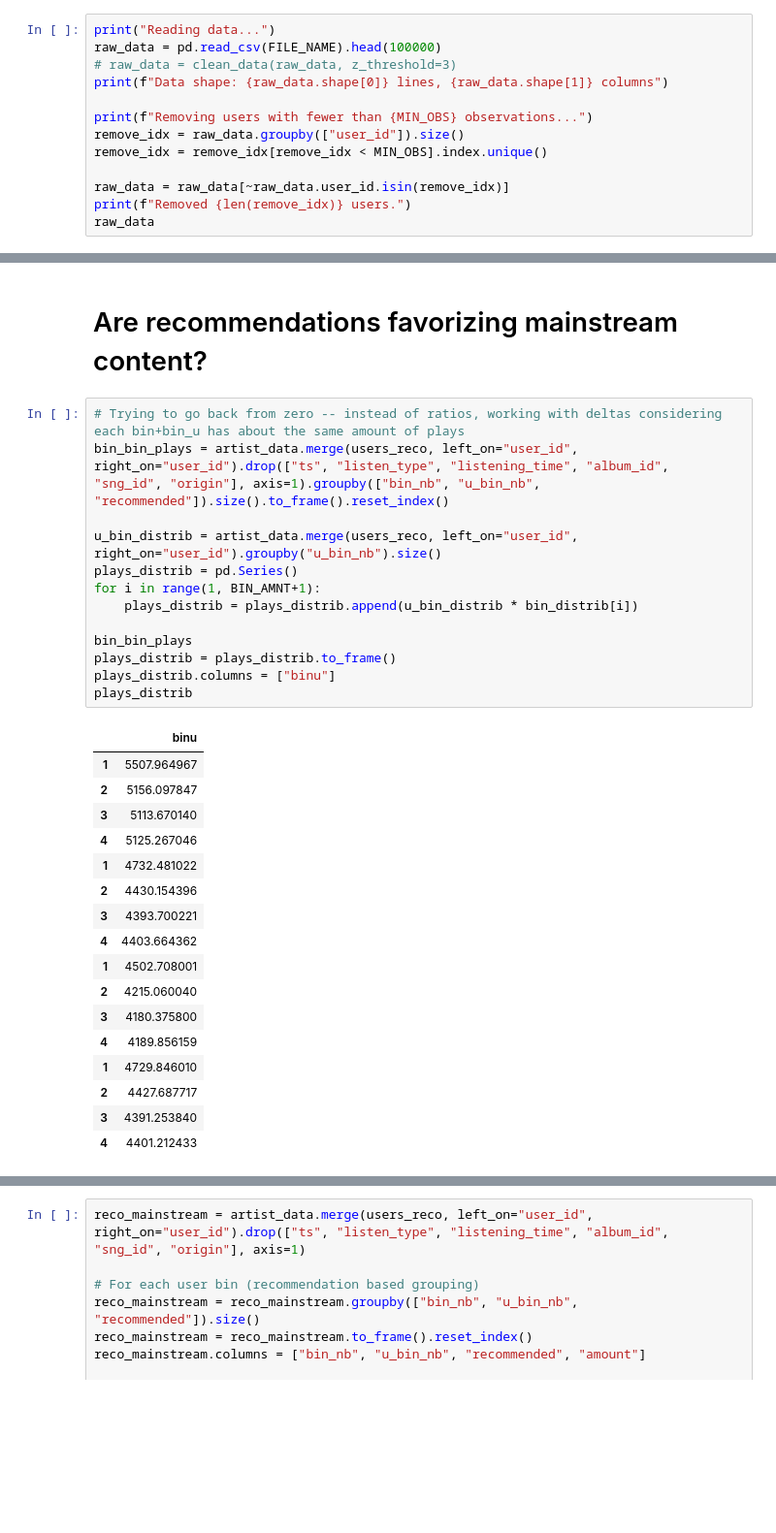
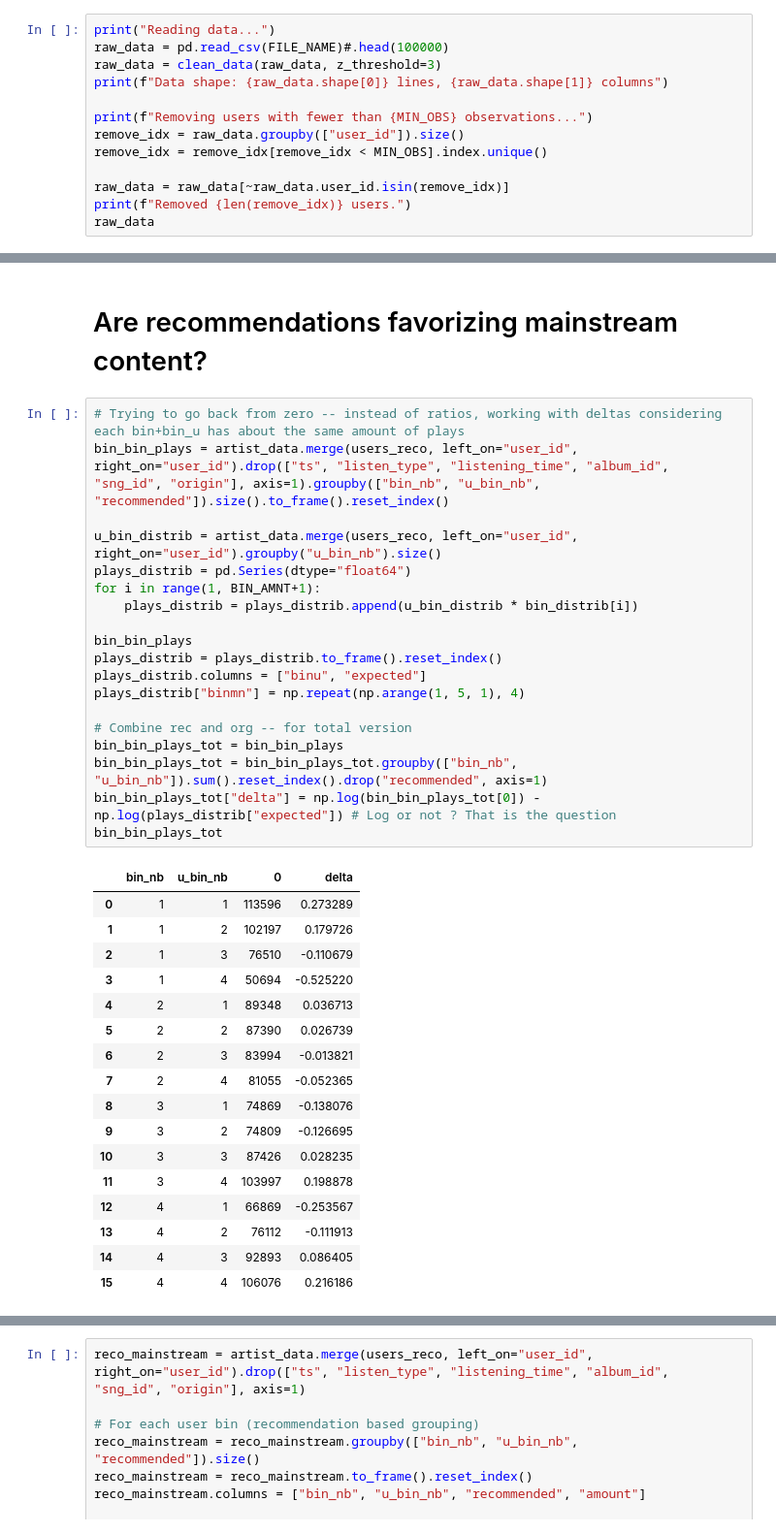
Before and after one commit to QuVil/cmb-recommendation, a Jupyter notebook: src/analysis/mainstream_tests.ipynb, the cells around one changed output, grey strips where cells are left out. Shown at 97% size. Drawn from its saved outputs; the diff is of its cells as text; blank space fills up the shorter version.

```diff
--- a/src/analysis/mainstream_tests.ipynb
+++ b/src/analysis/mainstream_tests.ipynb
@@ -85,8 +85,8 @@ sns.set_palette(sns.color_palette("colorblind"))
 sns.set_style("darkgrid")
 # %%
 print("Reading data...")
-raw_data = pd.read_csv(FILE_NAME).head(100000)
-# raw_data = clean_data(raw_data, z_threshold=3)
+raw_data = pd.read_csv(FILE_NAME)#.head(100000)
+raw_data = clean_data(raw_data, z_threshold=3)
 print(f"Data shape: {raw_data.shape[0]} lines, {raw_data.shape[1]} columns")
 
 print(f"Removing users with fewer than {MIN_OBS} observations...")
@@ -334,31 +336,37 @@ sns.relplot(x="bin_nb", y="ratio", kind="line", col="user_id", col_wrap=3, dashe
 # %%
 # Trying to go back from zero -- instead of ratios, working with deltas considering each bin+bin_u has about the same amount of plays
 bin_bin_plays = artist_data.merge(users_reco, left_on="user_id", right_on="user_id").drop(["ts", "listen_type", "listening_time", "album_id", "sng_id", "origin"], axis=1).groupby(["bin_nb", "u_bin_nb", "recommended"]).size().to_frame().reset_index()
 
 u_bin_distrib = artist_data.merge(users_reco, left_on="user_id", right_on="user_id").groupby("u_bin_nb").size()
-plays_distrib = pd.Series()
+plays_distrib = pd.Series(dtype="float64")
 for i in range(1, BIN_AMNT+1):
     plays_distrib = plays_distrib.append(u_bin_distrib * bin_distrib[i])
 
 bin_bin_plays
-plays_distrib = plays_distrib.to_frame()
-plays_distrib.columns = ["binu"]
-plays_distrib
+plays_distrib = plays_distrib.to_frame().reset_index()
+plays_distrib.columns = ["binu", "expected"]
+plays_distrib["binmn"] = np.repeat(np.arange(1, 5, 1), 4)
+
+# Combine rec and org -- for total version
+bin_bin_plays_tot = bin_bin_plays
+bin_bin_plays_tot = bin_bin_plays_tot.groupby(["bin_nb", "u_bin_nb"]).sum().reset_index().drop("recommended", axis=1)
+bin_bin_plays_tot["delta"] = np.log(bin_bin_plays_tot[0]) - np.log(plays_distrib["expected"]) # Log or not ? That is the question
+bin_bin_plays_tot
 # %% [output]
-|  | binu |
-| 1 | 5507.964967 |
-| 2 | 5156.097847 |
-| 3 | 5113.670140 |
-| 4 | 5125.267046 |
-| 1 | 4732.481022 |
-| 2 | 4430.154396 |
-| 3 | 4393.700221 |
-| 4 | 4403.664362 |
-| 1 | 4502.708001 |
-| 2 | 4215.060040 |
-| 3 | 4180.375800 |
-| 4 | 4189.856159 |
-| 1 | 4729.846010 |
-| 2 | 4427.687717 |
-| 3 | 4391.253840 |
-| 4 | 4401.212433 |
+|  | bin_nb | u_bin_nb | 0 | delta |
+| 0 | 1 | 1 | 113596 | 0.273289 |
+| 1 | 1 | 2 | 102197 | 0.179726 |
+| 2 | 1 | 3 | 76510 | -0.110679 |
+| 3 | 1 | 4 | 50694 | -0.525220 |
+| 4 | 2 | 1 | 89348 | 0.036713 |
+| 5 | 2 | 2 | 87390 | 0.026739 |
+| 6 | 2 | 3 | 83994 | -0.013821 |
+| 7 | 2 | 4 | 81055 | -0.052365 |
+| 8 | 3 | 1 | 74869 | -0.138076 |
+| 9 | 3 | 2 | 74809 | -0.126695 |
+| 10 | 3 | 3 | 87426 | 0.028235 |
+| 11 | 3 | 4 | 103997 | 0.198878 |
+| 12 | 4 | 1 | 66869 | -0.253567 |
+| 13 | 4 | 2 | 76112 | -0.111913 |
+| 14 | 4 | 3 | 92893 | 0.086405 |
+| 15 | 4 | 4 | 106076 | 0.216186 |
```
Also changed, not shown: parts of 11 cells of this notebook, 8 other files.
